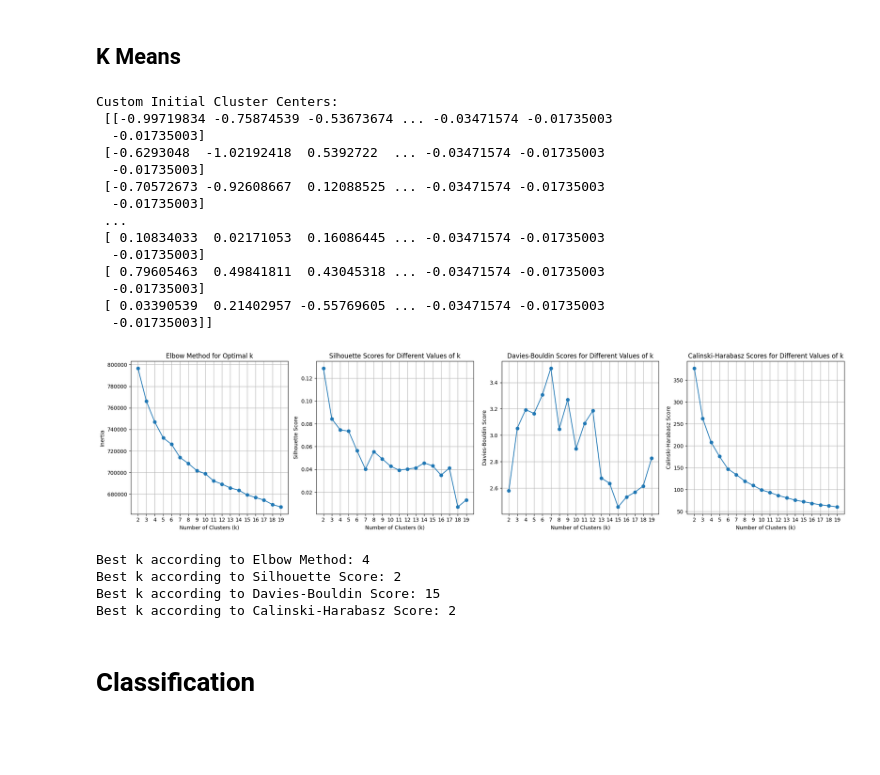
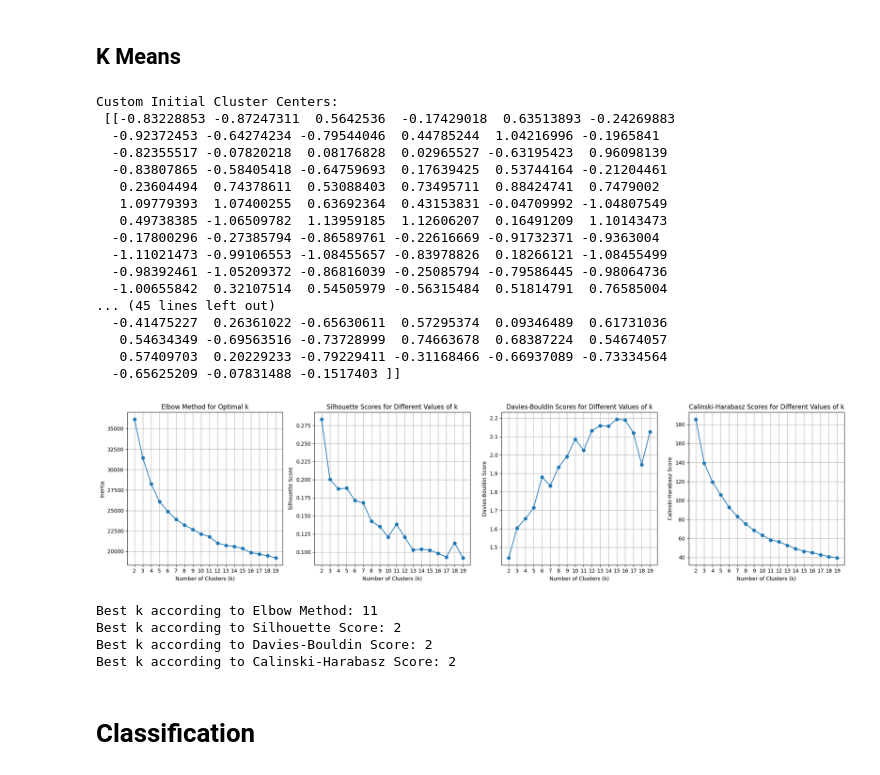
Before and after one commit to ruicongg/deadline-day, a Jupyter notebook: football_valuation_prediction.ipynb, the cells around one changed output. Cells and saved outputs as stored; diff of their text form; code cells hidden in the pictures; blank space fills up the shorter version.

Commit message:
resolved issue on efficiency being inf and correlation bug

```diff
--- a/football_valuation_prediction.ipynb
+++ b/football_valuation_prediction.ipynb
@@ -134,6 +134,7 @@ outfield_df["Finishing_Efficiency"] = outfield_df["Per90_Goals"] / outfield_df["
 
 # Handle cases where xG is zero (avoid division by zero)
 outfield_df["Finishing_Efficiency"].fillna(0, inplace=True)
+outfield_df["Finishing_Efficiency"] = outfield_df["Finishing_Efficiency"].replace(np.inf, 0)
 
 # Drop Per90_Goals - xG
 outfield_df = outfield_df.drop(columns=["Per90_Goals - xG"])
@@ -141,6 +142,7 @@ outfield_df = outfield_df.drop(columns=["Per90_Goals - xG"])
 # Compute the Assists per Expected Assists Ratio
 outfield_df["Assist_Efficiency"] = outfield_df["Per90_Assists"] / outfield_df["Per90_xA: Expected Assists"]
 outfield_df["Assist_Efficiency"].fillna(0, inplace=True)
+outfield_df["Assist_Efficiency"] = outfield_df["Assist_Efficiency"].replace(np.inf, 0)
 outfield_df = outfield_df.drop(columns=["Per90_xA: Expected Assists"])
 # %% [output]
 The behavior will change in pandas 3.0. This inplace method will never work because the intermediate object on which we are setting values always behaves as a copy.
@@ -319,4 +318,4 @@ Encoding Categorical Variables
 # %%
-print("Columns before encoding:", outfield_df.columns)
-outfield_df = pd.get_dummies(outfield_df, columns=['Versus', 'scouting_period'])
-print("Columns after encoding:", outfield_df.columns)
+# print("Columns before encoding:", outfield_df.columns)
+# outfield_df = pd.get_dummies(outfield_df, columns=['Versus', 'scouting_period'])
+# print("Columns after encoding:", outfield_df.columns)
@@ -353,7 +334,7 @@ from sklearn.preprocessing import StandardScaler
 from sklearn.metrics import silhouette_score, davies_bouldin_score, calinski_harabasz_score
 
 # Select features for clustering (exclude categorical columns)
-features = outfield_df.drop(columns=['Player', 'BasedOnMinutes'])
+features = outfield_df.drop(columns=['Player'])
 
 # Standardize the data
 scaler = StandardScaler()
@@ -367,7 +348,7 @@ if len(existing_players) < len(selected_players):
     print(f"Warning: Not all selected players exist in dataset! Found {len(existing_players)}.")
 
 # Drop categorical columns from existing players
-numeric_features = existing_players.drop(columns=['Player', 'BasedOnMinutes'])
+numeric_features = existing_players.drop(columns=['Player' ])
 
 # Standardize existing player stats **before computing centroids**
 scaled_existing_players = scaler.transform(numeric_features)
@@ -435,50 +416,53 @@ plt.grid(True)
 plt.subplot(1, 4, 4)
 plt.plot(k_values, calinski_harabasz_scores, marker='o')
 plt.title('Calinski-Harabasz Scores for Different Values of k')
 plt.xlabel('Number of Clusters (k)')
 plt.ylabel('Calinski-Harabasz Score')
 plt.xticks(k_values)
 plt.grid(True)
 
 plt.tight_layout()
 plt.show()
 
 # Function to find the elbow point
 def find_elbow_point(inertia):
     diff = np.diff(inertia)
     diff_r = diff[1:] / diff[:-1]
     elbow_point = np.argmin(diff_r) + 2  # +2 because diff reduces the length by 1 and we start from k=2
     return elbow_point
 
 # Find the best k for each metric
 best_k_elbow = find_elbow_point(inertia)
 best_k_silhouette = k_values[np.argmax(silhouette_scores)]
 best_k_davies_bouldin = k_values[np.argmin(davies_bouldin_scores)]
 best_k_calinski_harabasz = k_values[np.argmax(calinski_harabasz_scores)]
 
 print(f"Best k according to Elbow Method: {best_k_elbow}")
 print(f"Best k according to Silhouette Score: {best_k_silhouette}")
 print(f"Best k according to Davies-Bouldin Score: {best_k_davies_bouldin}")
 print(f"Best k according to Calinski-Harabasz Score: {best_k_calinski_harabasz}")
 # %% [output]
 Custom Initial Cluster Centers:
- [[-0.99719834 -0.75874539 -0.53673674 ... -0.03471574 -0.01735003
-  -0.01735003]
- [-0.6293048  -1.02192418  0.5392722  ... -0.03471574 -0.01735003
-  -0.01735003]
- [-0.70572673 -0.92608667  0.12088525 ... -0.03471574 -0.01735003
-  -0.01735003]
- ...
- [ 0.10834033  0.02171053  0.16086445 ... -0.03471574 -0.01735003
-  -0.01735003]
- [ 0.79605463  0.49841811  0.43045318 ... -0.03471574 -0.01735003
-  -0.01735003]
- [ 0.03390539  0.21402957 -0.55769605 ... -0.03471574 -0.01735003
-  -0.01735003]]
+ [[-0.83228853 -0.87247311  0.5642536  -0.17429018  0.63513893 -0.24269883
+  -0.92372453 -0.64274234 -0.79544046  0.44785244  1.04216996 -0.1965841
+  -0.82355517 -0.07820218  0.08176828  0.02965527 -0.63195423  0.96098139
+  -0.83807865 -0.58405418 -0.64759693  0.17639425  0.53744164 -0.21204461
+   0.23604494  0.74378611  0.53088403  0.73495711  0.88424741  0.7479002
+   1.09779393  1.07400255  0.63692364  0.43153831 -0.04709992 -1.04807549
+   0.49738385 -1.06509782  1.13959185  1.12606207  0.16491209  1.10143473
+  -0.17800296 -0.27385794 -0.86589761 -0.22616669 -0.91732371 -0.9363004
+  -1.11021473 -0.99106553 -1.08455657 -0.83978826  0.18266121 -1.08455499
+  -0.98392461 -1.05209372 -0.86816039 -0.25085794 -0.79586445 -0.98064736
+  -1.00655842  0.32107514  0.54505979 -0.56315484  0.51814791  0.76585004
+... (45 lines left out)
+  -0.41475227  0.26361022 -0.65630611  0.57295374  0.09346489  0.61731036
+   0.54634349 -0.69563516 -0.73728999  0.74663678  0.68387224  0.54674057
+   0.57409703  0.20229233 -0.79229411 -0.31168466 -0.66937089 -0.73334564
+  -0.65625209 -0.07831488 -0.1517403 ]]
-[figure, old version]
+[figure, new version]
-Best k according to Elbow Method: 4
+Best k according to Elbow Method: 11
 Best k according to Silhouette Score: 2
-Best k according to Davies-Bouldin Score: 15
+Best k according to Davies-Bouldin Score: 2
 Best k according to Calinski-Harabasz Score: 2
 # %% [markdown]
 # Classification
```
Also changed, not shown: parts of 6 cells of this notebook, 2 other files.
